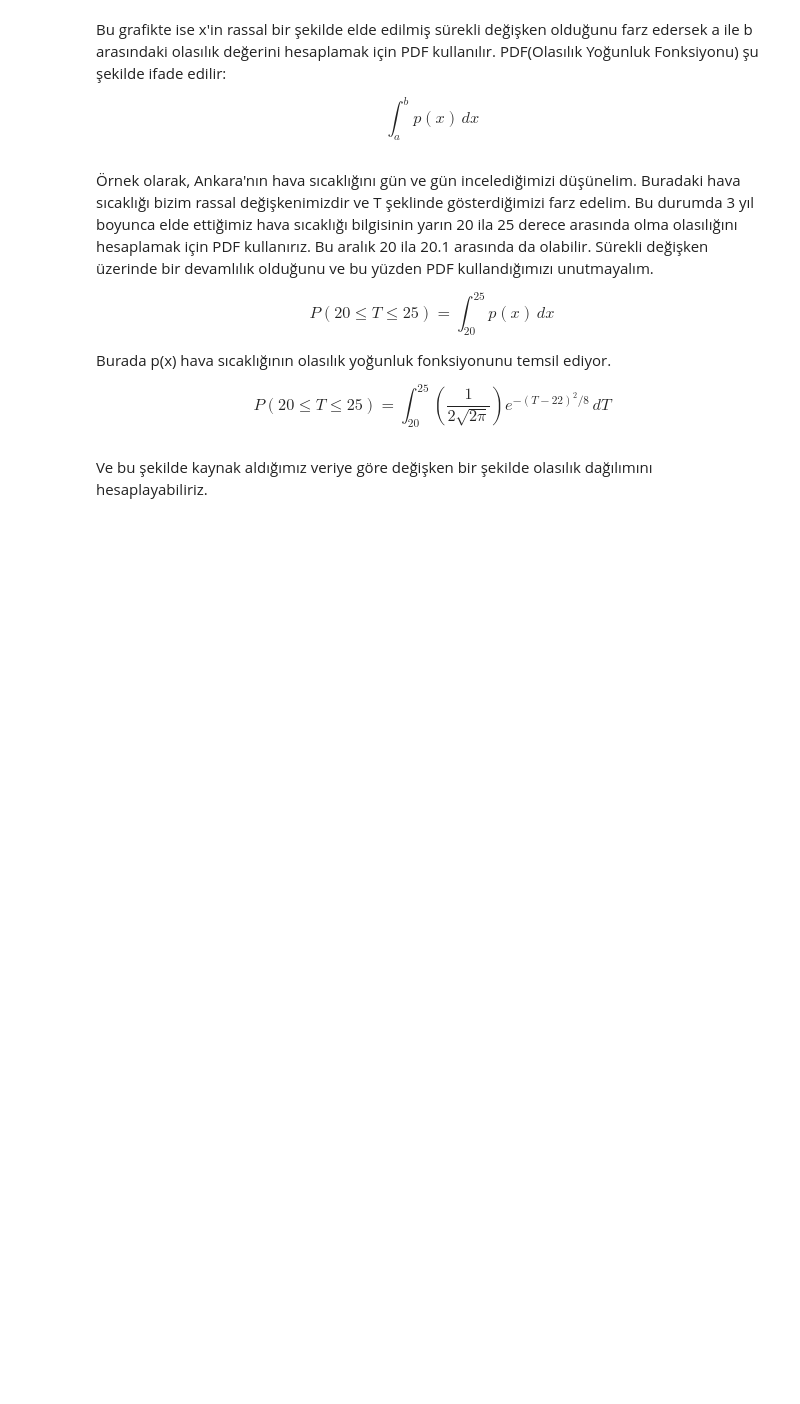
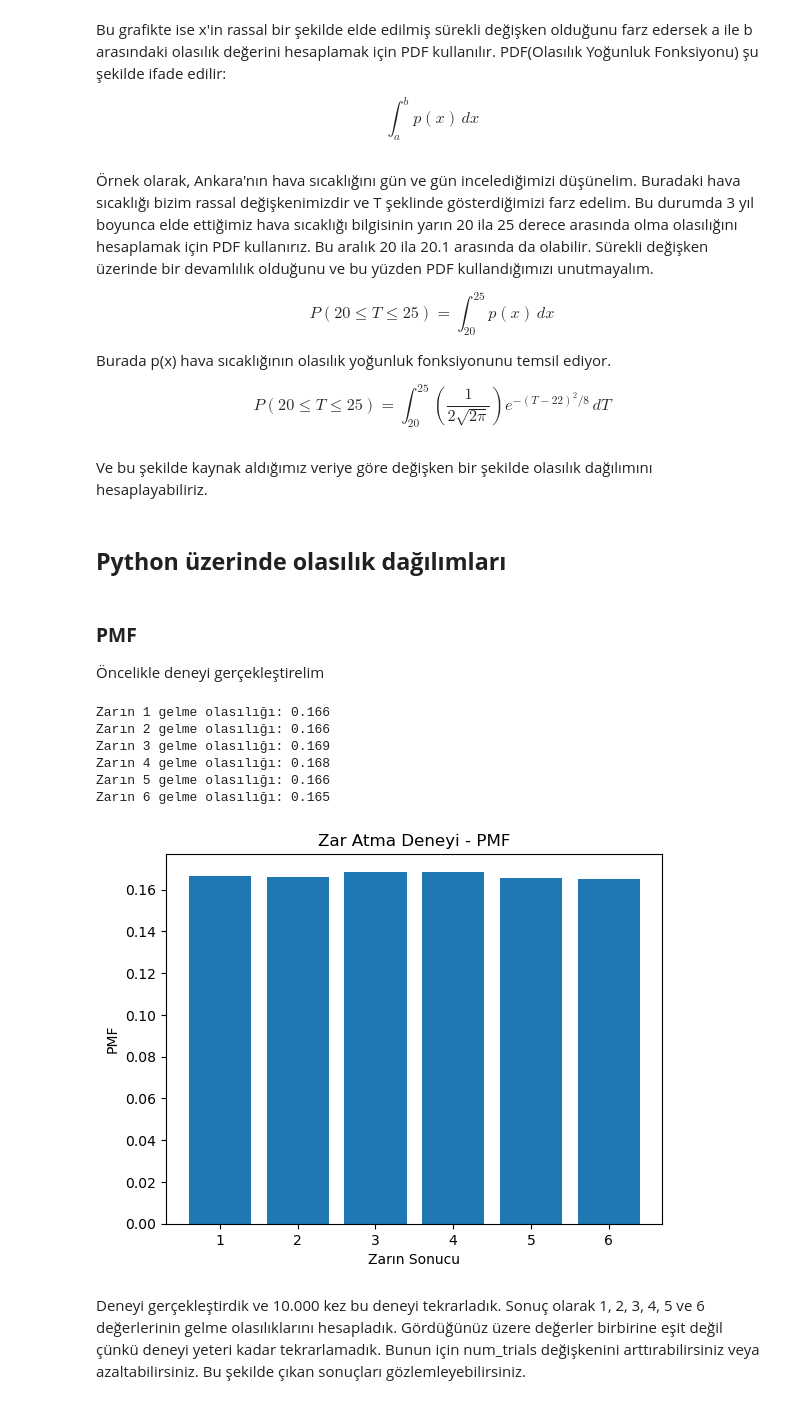
Before and after one commit to fatalerrorist/ds-kitap-ceviri-notlar, a Jupyter notebook: istatistiğe-giriş.ipynb, the cells around one changed output. Cells and saved outputs as stored; diff of their text form; code cells hidden in the pictures; blank space fills up the shorter version.

```diff
--- a/istatistiğe-giriş.ipynb
+++ b/istatistiğe-giriş.ipynb
@@ -245,3 +250,36 @@ Burada p(x) hava sıcaklığının olasılık yoğunluk fonksiyonunu temsil ediy
 $$P(20 \leq T \leq 25) = \int_{20}^{25} \left( \frac{1}{2 \sqrt{2\pi}} \right) e^{-(T-22)^2 / 8} \, dT$$
 # %% [markdown]
 Ve bu şekilde kaynak aldığımız veriye göre değişken bir şekilde olasılık dağılımını hesaplayabiliriz.
+# %% [markdown]
+## **Python üzerinde olasılık dağılımları**
+# %% [markdown]
+### **PMF**
+
+ Öncelikle deneyi gerçekleştirelim
+# %%
+dice_outcomes = [1, 2, 3, 4, 5, 6] # Zarın değerleri
+num_trials = 100000 # Deney sayısı
+experiment_results = np.random.choice(dice_outcomes, num_trials) # Deney sonuçları
+
+unique_outcomes, counts = np.unique(experiment_results, return_counts=True) # Deney sonuçlarının sayıları
+pmf = counts / num_trials   # PMF değerleri
+# %%
+for outcome, probability in zip(unique_outcomes, pmf):
+    print(f"Zarın {outcome} gelme olasılığı: {probability:.3f}") # Sonuçları yazdır
+# %% [output]
+Zarın 1 gelme olasılığı: 0.166
+Zarın 2 gelme olasılığı: 0.166
+Zarın 3 gelme olasılığı: 0.169
+Zarın 4 gelme olasılığı: 0.168
+Zarın 5 gelme olasılığı: 0.166
+Zarın 6 gelme olasılığı: 0.165
+# %%
+plt.bar(unique_outcomes, pmf) # PMF değerlerini çiz
+plt.xlabel('Zarın Sonucu')
+plt.ylabel('PMF')
+plt.title('Zar Atma Deneyi - PMF')
+plt.show()
+# %% [output]
+[figure, added]
+# %% [markdown]
+ Deneyi gerçekleştirdik ve 10.000 kez bu deneyi tekrarladık. Sonuç olarak 1, 2, 3, 4, 5 ve 6 değerlerinin gelme olasılıklarını hesapladık. Gördüğünüz üzere değerler birbirine eşit değil çünkü deneyi yeteri kadar tekrarlamadık. Bunun için num_trials değişkenini arttırabilirsiniz veya azaltabilirsiniz. Bu şekilde çıkan sonuçları gözlemleyebilirsiniz.
```
Also changed, not shown: parts of 1 cell of this notebook.
